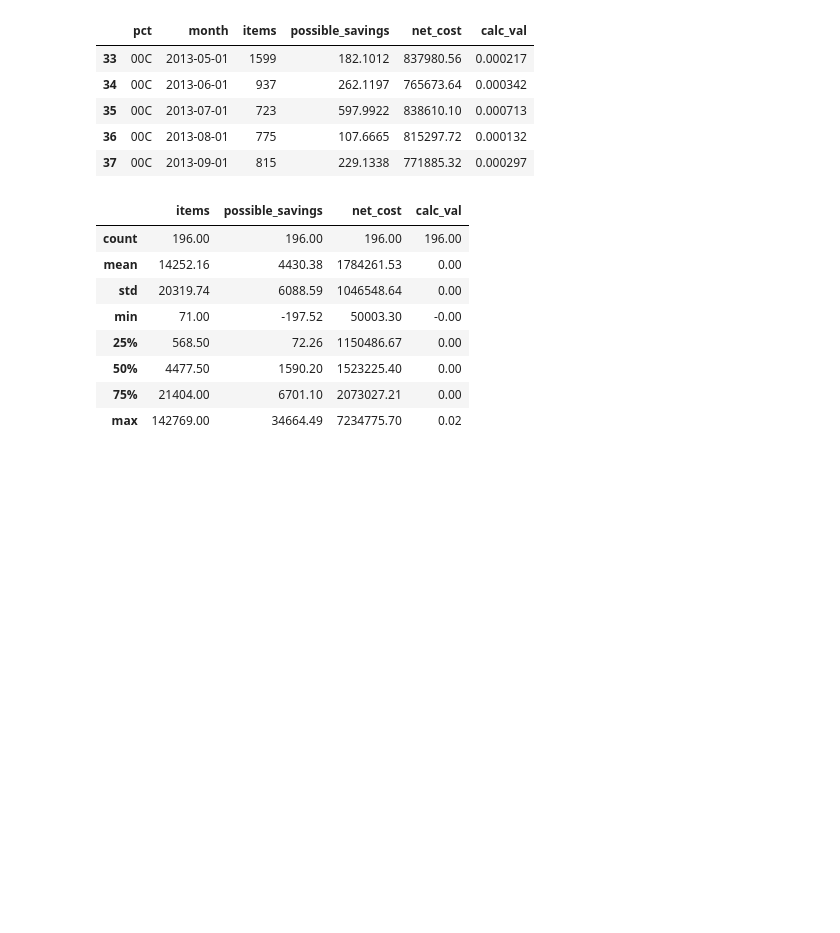
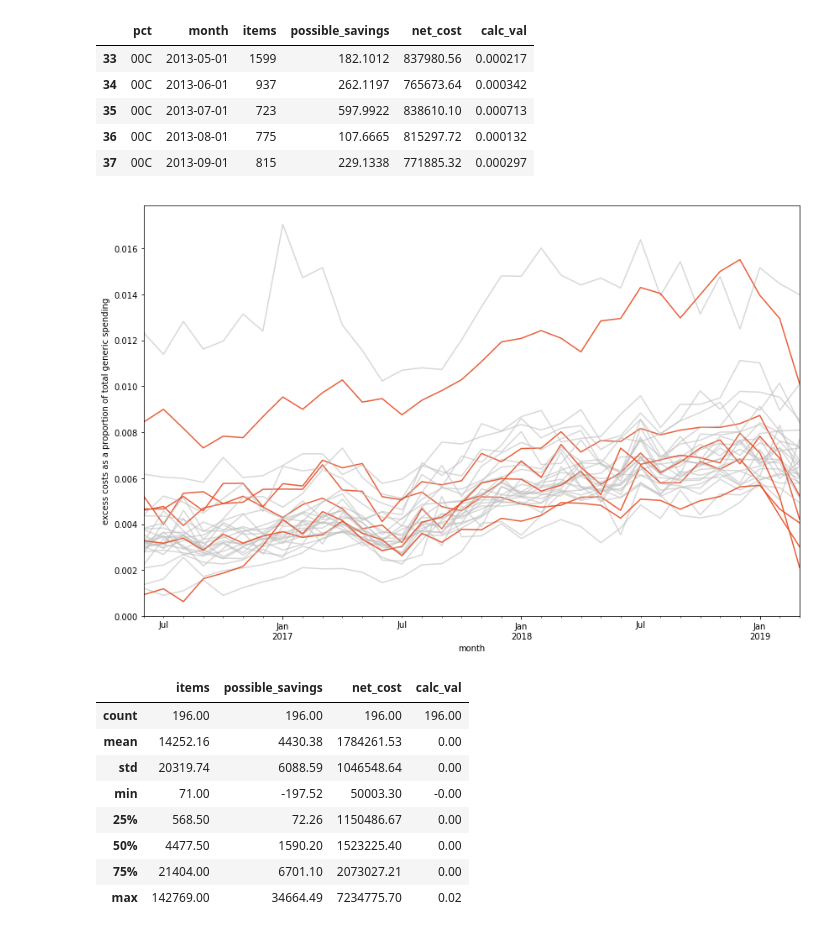
Before and after one commit to ebmdatalab/ghost_branded_generics_paper, a Jupyter notebook: Ghost Branded Generics.ipynb, the cells around one changed output. Cells and saved outputs as stored; diff of their text form; code cells hidden in the pictures; blank space fills up the shorter version.

Commit message:
add CCGs that have changed plot and add GPSoC files

```diff
--- a/Ghost Branded Generics.ipynb
+++ b/Ghost Branded Generics.ipynb
@@ -74,6 +74,56 @@ ccg.head()
 | 35 | 00C | 2013-07-01 | 723 | 597.9922 | 838610.10 | 0.000713 |
 | 36 | 00C | 2013-08-01 | 775 | 107.6665 | 815297.72 | 0.000132 |
 | 37 | 00C | 2013-09-01 | 815 | 229.1338 | 771885.32 | 0.000297 |
+# %%
+top_n = ccg.loc[ccg['month']=='2019-01-01']
+top_n = top_n.sort_values('calc_val',ascending=False)
+top_n = top_n.head(30)
+before = top_n[['pct','calc_val']].set_index('pct')
+top_n = top_n[['pct']]
+top_n = top_n.set_index('pct')
+
+most_recent = ccg.loc[ccg['month']==ccg['month'].max(),['pct','calc_val']]
+most_recent = most_recent.merge(top_n,how='right',left_on='pct',right_index=True)
+most_recent = most_recent.set_index('pct')
+
+'''
+change = before - most_recent
+change = change - change.min()
+change = change / (change.max()-change.min())
+change = change['calc_val']
+#change = 1-change
+'''
+change = before - most_recent
+change = change / before
+change = change['calc_val']
+
+ccg_unstacked = ccg.loc[ccg['month']>='2016-06-01']
+ccg_unstacked = ccg_unstacked.merge(top_n,how='right',on='pct')
+ccg_unstacked = ccg_unstacked.groupby(['month','pct']).sum()
+ccg_unstacked = ccg_unstacked.unstack()
+
+#from matplotlib import cm
+#colors = [cm.coolwarm(x) for x in change]
+def color_pick(x):
+    if x < 0.25:
+        return (0.75,0.75,0.75,0.6)
+    else:
+        return (0.9,0.3,0.15,0.9)
+colors = [color_pick(x) for x in change]
+
+f = plt.figure(figsize=(14, 9))
+layout = gridspec.GridSpec(1, 1, figure=f)
+ax = plt.subplot(layout[0])
+ccg_unstacked['calc_val'].plot(ax=ax,color=colors)
+#ax.axvline('2018-12-01',color='r',linestyle=':', label='DataLab Discover and Announce GBG')
+#ax.axvline('2019-02-01',color='k',linestyle='--', label='SystmOne deploy fix') ## it was last week of Feb, I think a case for setting as march
+ax.set_ylabel('excess costs as a proportion of total generic spending')
+ax.set_ylim(0,)
+ax.legend().remove()
+plt.savefig(r'gbg_images\CCGs_that_have_changed.png')
+plt.show()
+# %% [output]
+[figure, added]
 # %%
 ## ensuring the format is consistent for pounds and pence
 pd.set_option('display.float_format', lambda x: '%.2f' % x)
```
Also changed, not shown: parts of 16 cells of this notebook, 52 other files.
